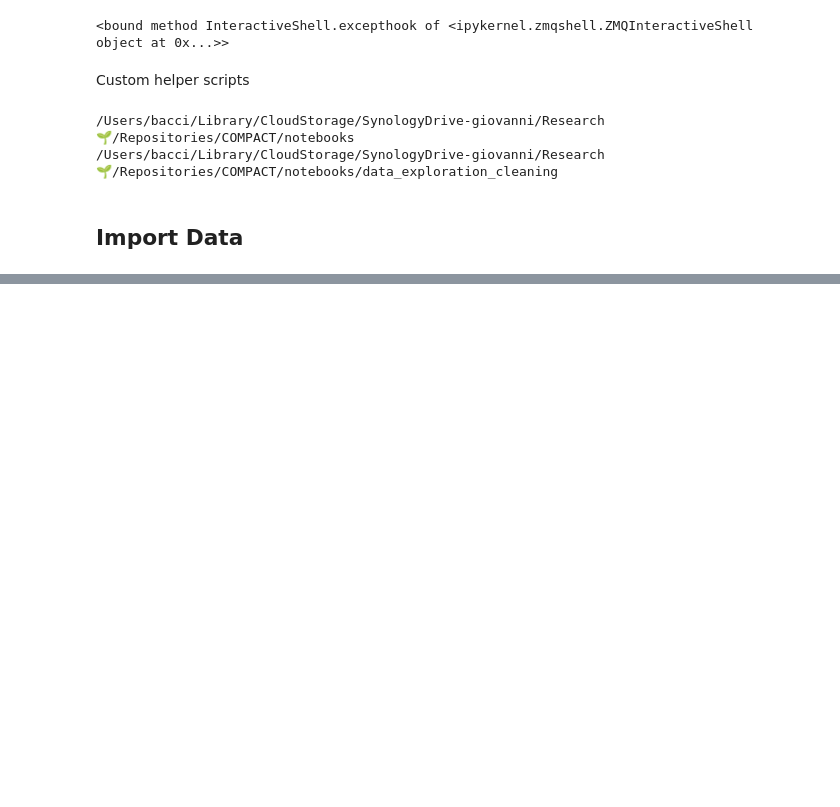
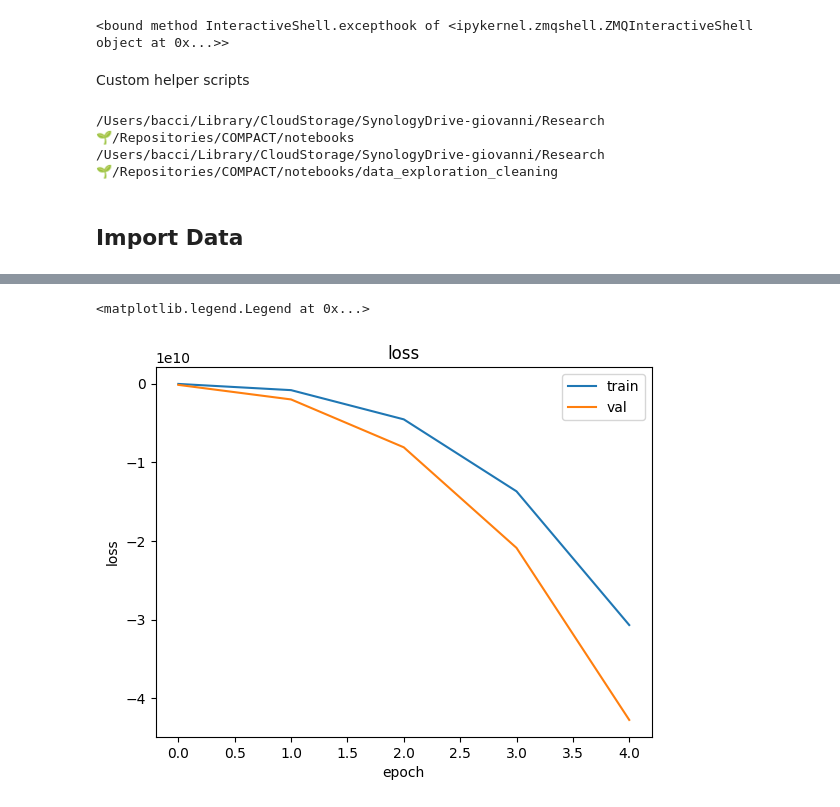
Before and after one commit to GiovanniBaccichet/CompactProbes, a Jupyter notebook: notebooks/data_encoding/IE_embeddings.ipynb, the cells around one changed output, grey strips where cells are left out. Cells and saved outputs as stored; diff of their text form; code cells hidden in the pictures; blank space fills up the shorter version.

```diff
--- a/notebooks/data_encoding/IE_embeddings.ipynb
+++ b/notebooks/data_encoding/IE_embeddings.ipynb
@@ -163,0 +168,5 @@ df
+# %%
+model = get_model(X_train, features)
+model.compile(
+    loss="binary_crossentropy", optimizer=optimizers.Adam(0.001), metrics=["mae"]
+)
@@ -163,0 +193,6 @@ df
+# %%
+x = [X_train.loc[:, f].values for f in features]
+
+x = [np.asarray(x[i]).astype("float32") for i in range(len(x))]
+
+x
@@ -163,0 +203,6 @@ df
+# %%
+xt = [X_test.loc[:, f].values for f in features]
+
+xt = [np.asarray(xt[i]).astype("float32") for i in range(len(xt))]
+
+xt
@@ -163,0 +213,8 @@ df
+# %%
+ie_fit = model.fit(
+    x,
+    y_train,
+    epochs=5,
+    batch_size=32,
+    validation_data=(xt, y_test),
+)
@@ -163,0 +259,11 @@ df
+# %%
+# summarize history for loss
+plt.plot(ie_fit.history["loss"])
+plt.plot(ie_fit.history["val_loss"])
+plt.title("loss")
+plt.ylabel("loss")
+plt.xlabel("epoch")
+plt.legend(["train", "val"], loc="upper right")
+# %% [output]
+<matplotlib.legend.Legend at 0x...>
+[figure, added]
```
Also changed, not shown: parts of 55 cells of this notebook, 1 other file.
